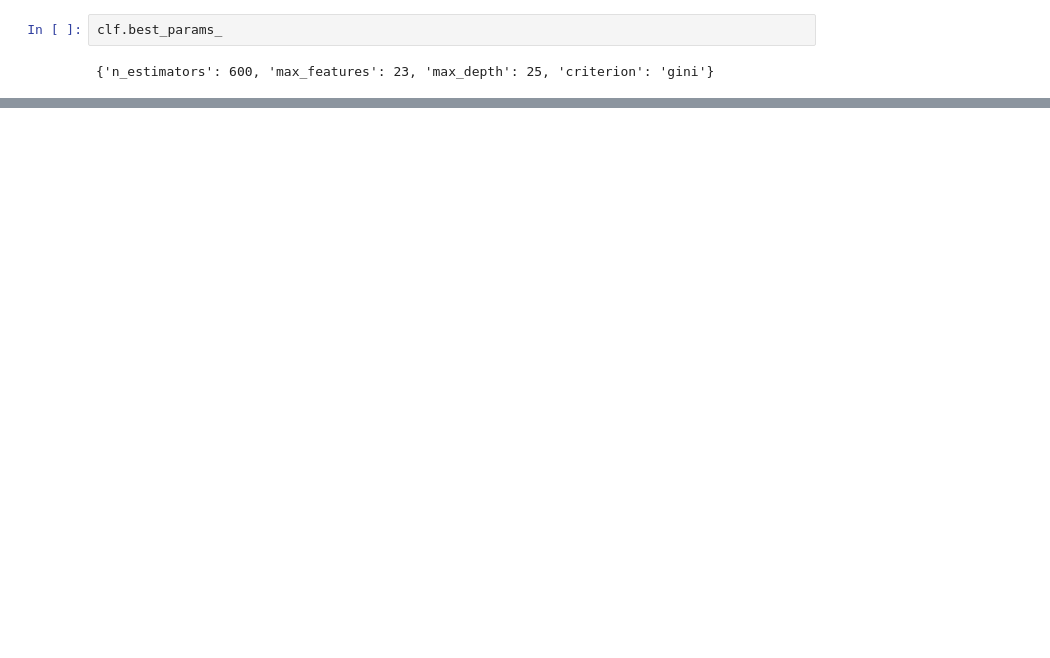
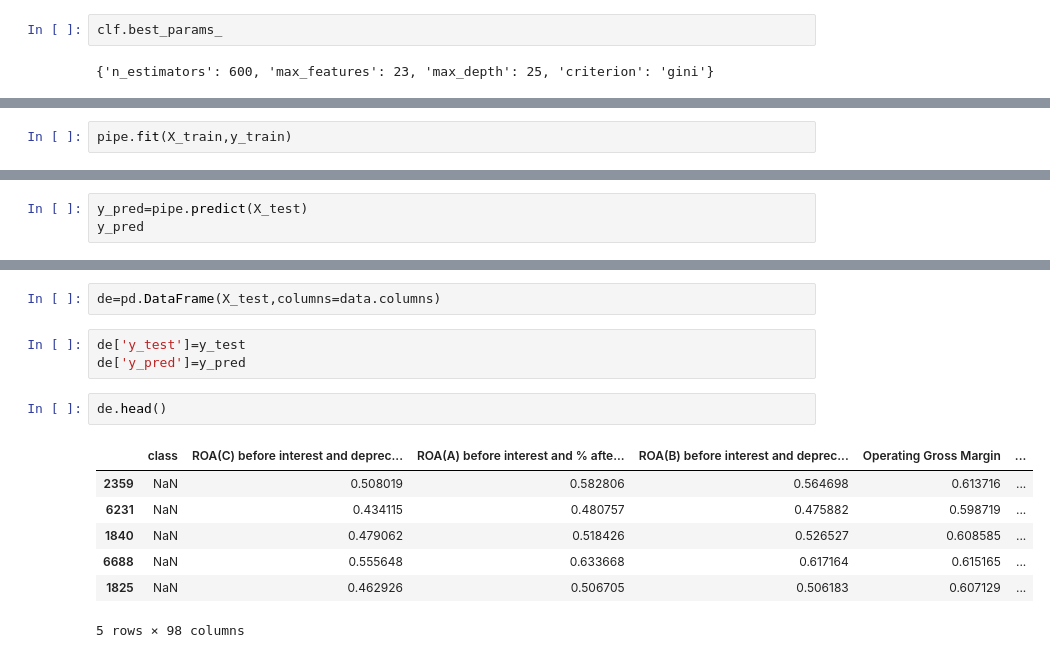
Before and after one commit to Karlajack/MachineLearning1, a Jupyter notebook: Capstone_Project_Taiwainese_bankruptcy_ML1.ipynb, the cells around one changed output, grey strips where cells are left out. Saved outputs shown, nothing was run; the diff lists cells and outputs as text; blank space fills up the shorter version.

```diff
--- a/Capstone_Project_Taiwainese_bankruptcy_ML1.ipynb
+++ b/Capstone_Project_Taiwainese_bankruptcy_ML1.ipynb
@@ -260,0 +254,2 @@ print(scores, scores.mean())
+# %%
+pipe.fit(X_train,y_train)
@@ -260,0 +261,3 @@ print(scores, scores.mean())
+# %%
+y_pred=pipe.predict(X_test)
+y_pred
@@ -260,0 +326,15 @@ print(scores, scores.mean())
+# %%
+de=pd.DataFrame(X_test,columns=data.columns)
+# %%
+de['y_test']=y_test
+de['y_pred']=y_pred
+# %%
+de.head()
+# %% [output]
+|  | class | ROA(C) before interest and deprec... | ROA(A) before interest and % afte... | ROA(B) before interest and deprec... | Operating Gross Margin | ... |
+| 2359 | NaN | 0.508019 | 0.582806 | 0.564698 | 0.613716 | ... |
+| 6231 | NaN | 0.434115 | 0.480757 | 0.475882 | 0.598719 | ... |
+| 1840 | NaN | 0.479062 | 0.518426 | 0.526527 | 0.608585 | ... |
+| 6688 | NaN | 0.555648 | 0.633668 | 0.617164 | 0.615165 | ... |
+| 1825 | NaN | 0.462926 | 0.506705 | 0.506183 | 0.607129 | ... |
+5 rows × 98 columns
```
Also changed, not shown: parts of 9 cells of this notebook.
